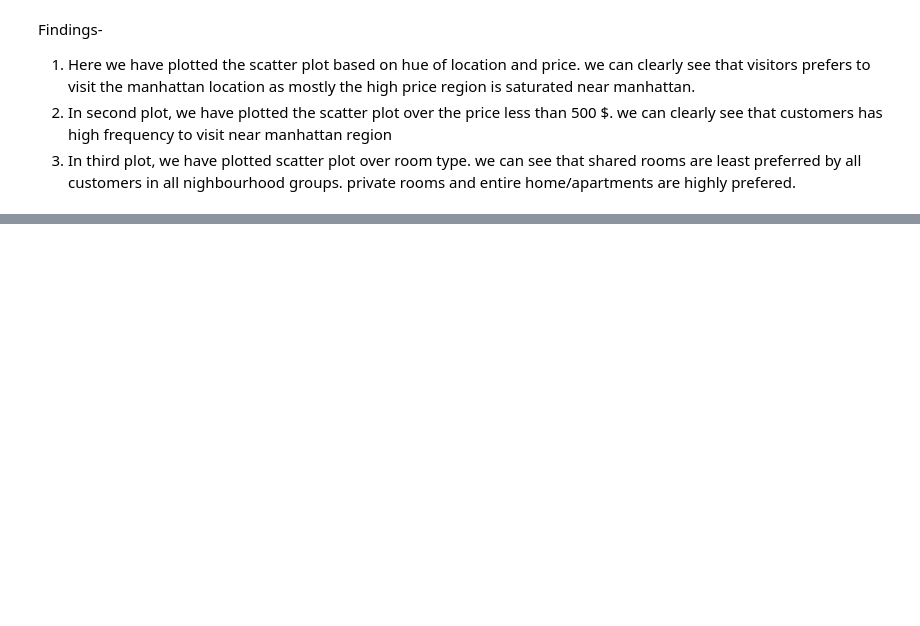
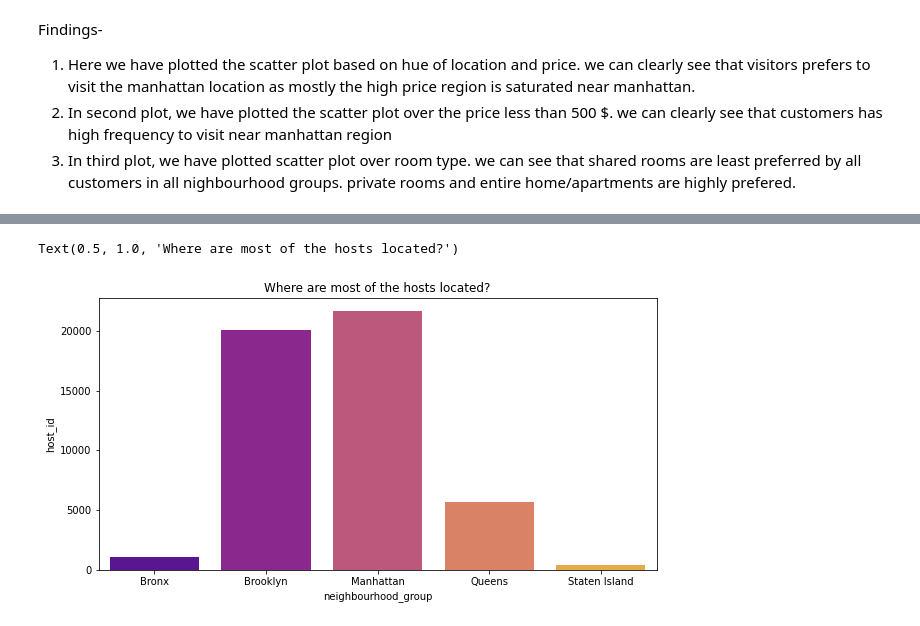
Before and after one commit to pankaj-beldar/Capstone_Project01_Airbnb_Booking_Analysis, a Jupyter notebook: PRB_Indivisual_Nootbook_Airbnb_Booking_Analysis_EDA.ipynb, the cells around one changed output, grey strips where cells are left out. Cells and saved outputs as stored; diff of their text form; code cells hidden in the pictures; blank space fills up the shorter version.

```diff
--- a/PRB_Indivisual_Nootbook_Airbnb_Booking_Analysis_EDA.ipynb
+++ b/PRB_Indivisual_Nootbook_Airbnb_Booking_Analysis_EDA.ipynb
@@ -306,0 +309,3 @@ Findings-
+# %%
+active_host= df.groupby('neighbourhood_group', as_index= False)['host_id'].count()
+active_host
@@ -306,0 +328,7 @@ Findings-
+# %%
+plt.figure(figsize=(10,5))
+sns.barplot(y='host_id',x= 'neighbourhood_group', data= active_host, palette='plasma')
+plt.title('Where are most of the hosts located?')
+# %% [output]
+Text(0.5, 1.0, 'Where are most of the hosts located?')
+[figure, added]
```
Also changed, not shown: parts of 8 cells of this notebook.
